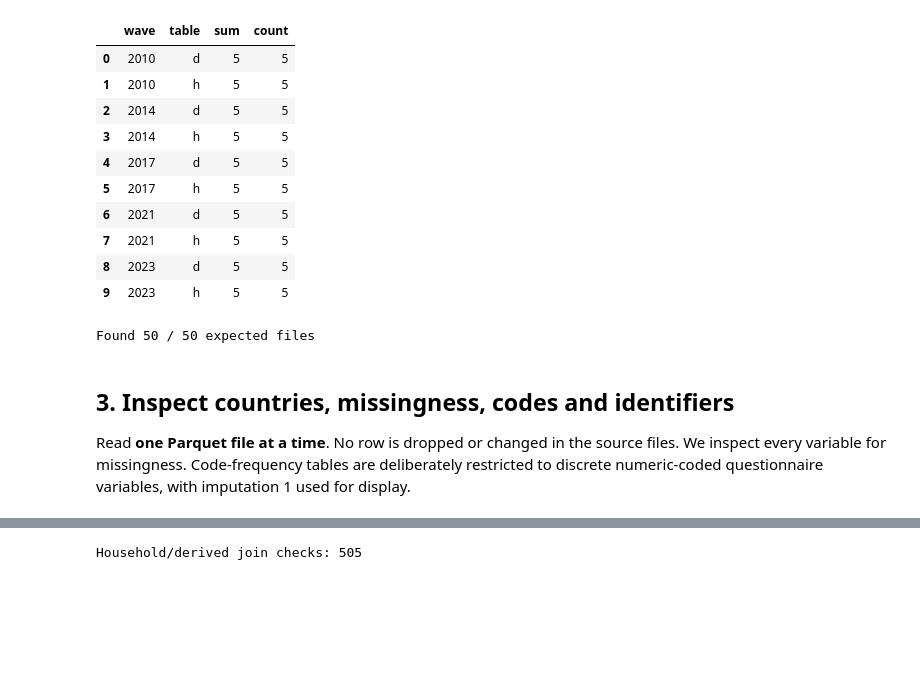
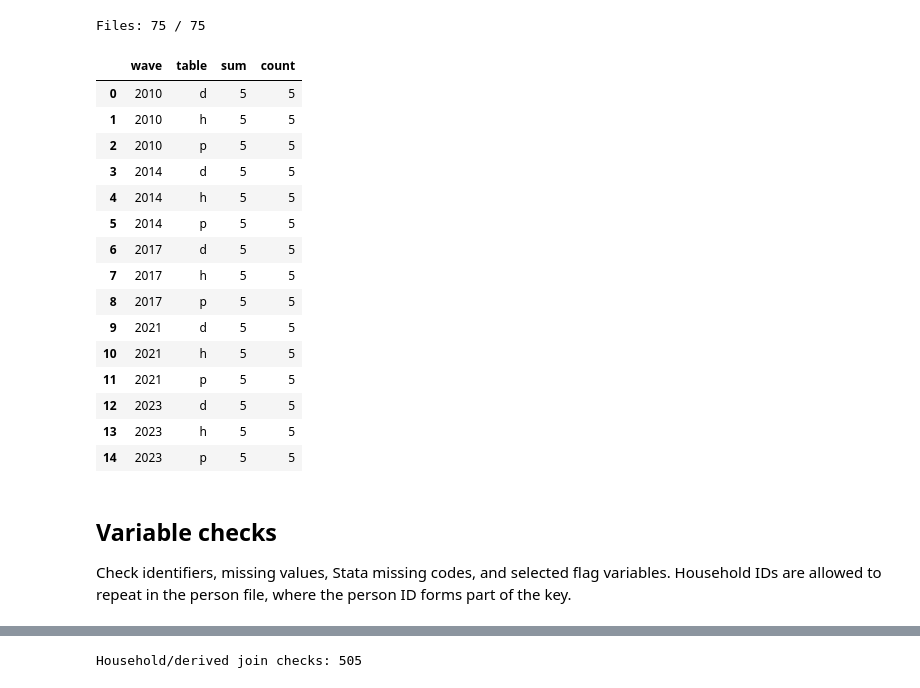
Before and after one commit to DavidFeitzinger/Research-Assistant-Git, a Jupyter notebook: inspect_hfcs_selected_raw.ipynb, the cells around one changed output, grey strips where cells are left out. Saved outputs shown, nothing was run; the diff lists cells and outputs as text; code cells hidden in the pictures; blank space fills up the shorter version.

```diff
--- a/inspect_hfcs_selected_raw.ipynb
+++ b/inspect_hfcs_selected_raw.ipynb
@@ -76,75 +64,74 @@ This checks that all 50 expected files exist. It also records the number of rows
 # %%
-def parquet_path(wave: int, table: str, imp: int) -> Path:
+def parquet_path(wave, table, imp):
     return INPUT / f"hfcs_{wave}_{table}_imp{imp}.parquet"
 
 
 def clean_name_map(names):
     result = {}
     for name in names:
-        lower = name.lower()
-        if lower in result and name != result[lower]:
-            raise ValueError(f"Case-insensitive duplicate columns: {name}")
-        result[lower] = name
+        key = name.lower()
+        if key in result and result[key] != name:
+            raise ValueError(f"Duplicate column name ignoring case: {name}")
+        result[key] = name
     return result
 
 
-file_records = []
-schema_records = []
-issues = []
-
+file_records, schema_records, issues = [], [], []
 for wave in WAVES:
     for imp in IMPUTATIONS:
         for table in TABLES:
             path = parquet_path(wave, table, imp)
-            record = {
+            entry = {
                 "wave": wave, "table": table, "imputation": imp,
                 "filename": path.name, "exists": path.is_file(),
                 "rows": pd.NA, "raw_variables": pd.NA,
                 "missing_code_companion_columns": pd.NA,
-                "size_mb": round(path.stat().st_size / (1024**2), 2) if path.exists() else pd.NA,
+                "size_mb": round(path.stat().st_size / 1024**2, 2) if path.exists() else pd.NA,
             }
             if path.exists():
-                meta = pq.ParquetFile(path)
-                names = meta.schema_arrow.names
-                real_names = [c for c in names if not c.endswith("__stata_missing")]
-                record["rows"] = meta.metadata.num_rows
-                record["raw_variables"] = len(real_names)
-                record["missing_code_companion_columns"] = len(names) - len(real_names)
-                for f in meta.schema_arrow:
+                parquet = pq.ParquetFile(path)
+                names = parquet.schema_arrow.names
+                real_names = [n for n in names if not n.lower().endswith("__stata_missing")]
+                entry.update(rows=parquet.metadata.num_rows, raw_variables=len(real_names),
+                             missing_code_companion_columns=len(names) - len(real_names))
+                for field in parquet.schema_arrow:
                     schema_records.append({
                         "wave": wave, "table": table, "imputation": imp,
-                        "variable": f.name,
-                        "parquet_type": str(f.type),
-                        "stata_missing_companion": f.name.endswith("__stata_missing"),
+                        "variable": field.name, "parquet_type": str(field.type),
+                        "stata_missing_companion": field.name.lower().endswith("__stata_missing"),
                     })
-                del meta
             else:
                 issues.append({"wave": wave, "country": "ALL", "table": table,
                                "imputation": imp, "variable": "", "issue": "missing_parquet_file",
                                "detail": path.name})
-            file_records.append(record)
+            file_records.append(entry)
 
 files_df = pd.DataFrame(file_records)
 schema_df = pd.DataFrame(schema_records)
+print(f"Files: {int(files_df['exists'].sum())} / {len(files_df)}")
+if not files_df['exists'].all():
+    raise FileNotFoundError("Missing exports. Run load_hfcs_updated.ipynb first; P files are now required.")
 display(files_df.groupby(["wave", "table"], as_index=False)["exists"].agg(["sum", "count"]))
-print(f"Found {int(files_df.exists.sum())} / {len(files_df)} expected files")
-if not files_df.exists.any():
-    raise FileNotFoundError("No expected Parquet files found. Check INPUT path.")
 # %% [output]
+Files: 75 / 75
 |  | wave | table | sum | count |
 | 0 | 2010 | d | 5 | 5 |
 | 1 | 2010 | h | 5 | 5 |
-| 2 | 2014 | d | 5 | 5 |
-| 3 | 2014 | h | 5 | 5 |
-| 4 | 2017 | d | 5 | 5 |
-| 5 | 2017 | h | 5 | 5 |
-| 6 | 2021 | d | 5 | 5 |
-| 7 | 2021 | h | 5 | 5 |
-| 8 | 2023 | d | 5 | 5 |
-| 9 | 2023 | h | 5 | 5 |
+| 2 | 2010 | p | 5 | 5 |
+| 3 | 2014 | d | 5 | 5 |
+| 4 | 2014 | h | 5 | 5 |
+| 5 | 2014 | p | 5 | 5 |
+| 6 | 2017 | d | 5 | 5 |
+| 7 | 2017 | h | 5 | 5 |
+| 8 | 2017 | p | 5 | 5 |
+| 9 | 2021 | d | 5 | 5 |
+| 10 | 2021 | h | 5 | 5 |
+| 11 | 2021 | p | 5 | 5 |
+| 12 | 2023 | d | 5 | 5 |
+| 13 | 2023 | h | 5 | 5 |
+| 14 | 2023 | p | 5 | 5 |
-Found 50 / 50 expected files
-# %% [markdown]
-## 3. Inspect countries, missingness, codes and identifiers
-
-Read **one Parquet file at a time**. No row is dropped or changed in the source files. We inspect every variable for missingness. Code-frequency tables are deliberately restricted to discrete numeric-coded questionnaire variables, with imputation 1 used for display.
+# %% [markdown]
+## Variable checks
+
+Check identifiers, missing values, Stata missing codes, and selected flag variables. Household IDs are allowed to repeat in the person file, where the person ID forms part of the key.
 # %%
```
Also changed, not shown: parts of 20 cells of this notebook, 14 other files.
